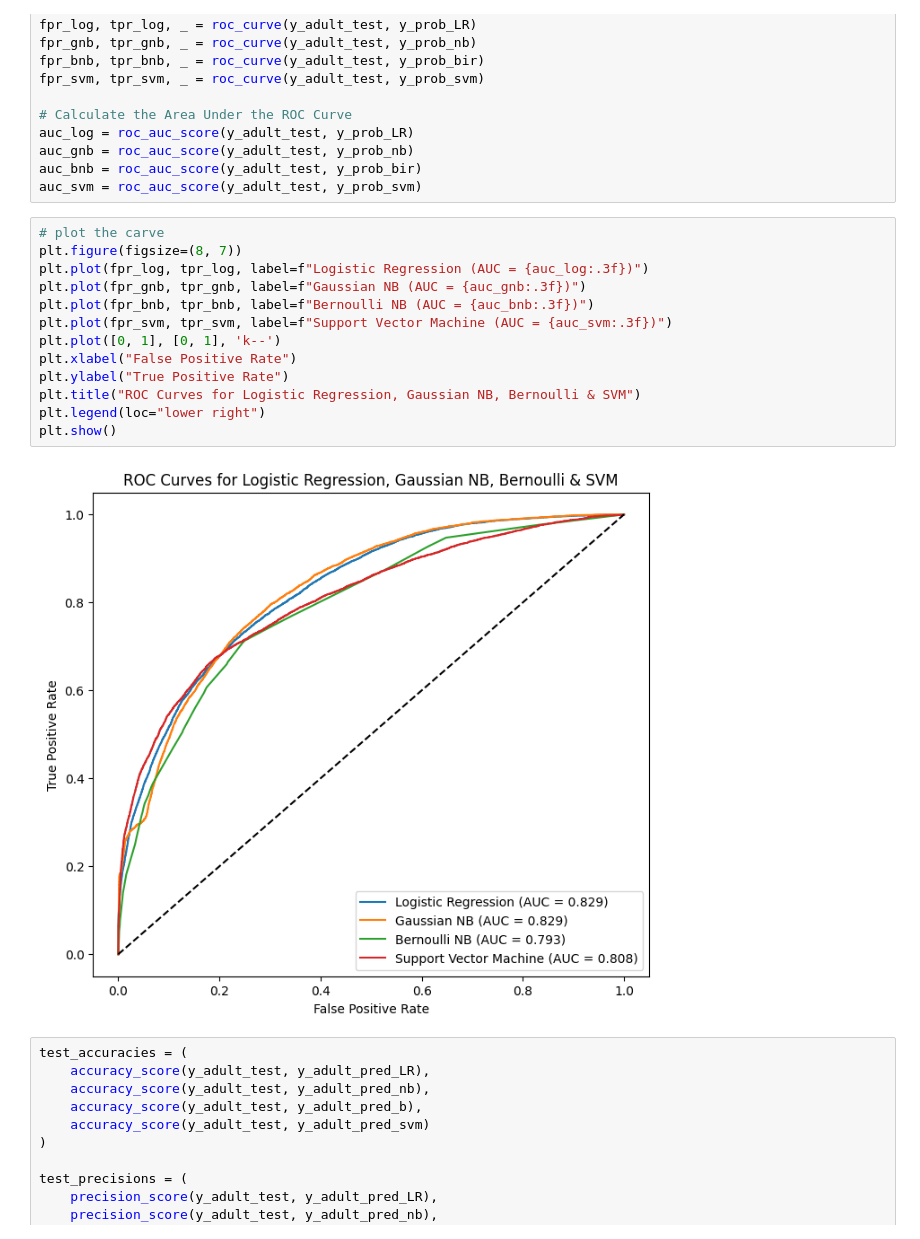
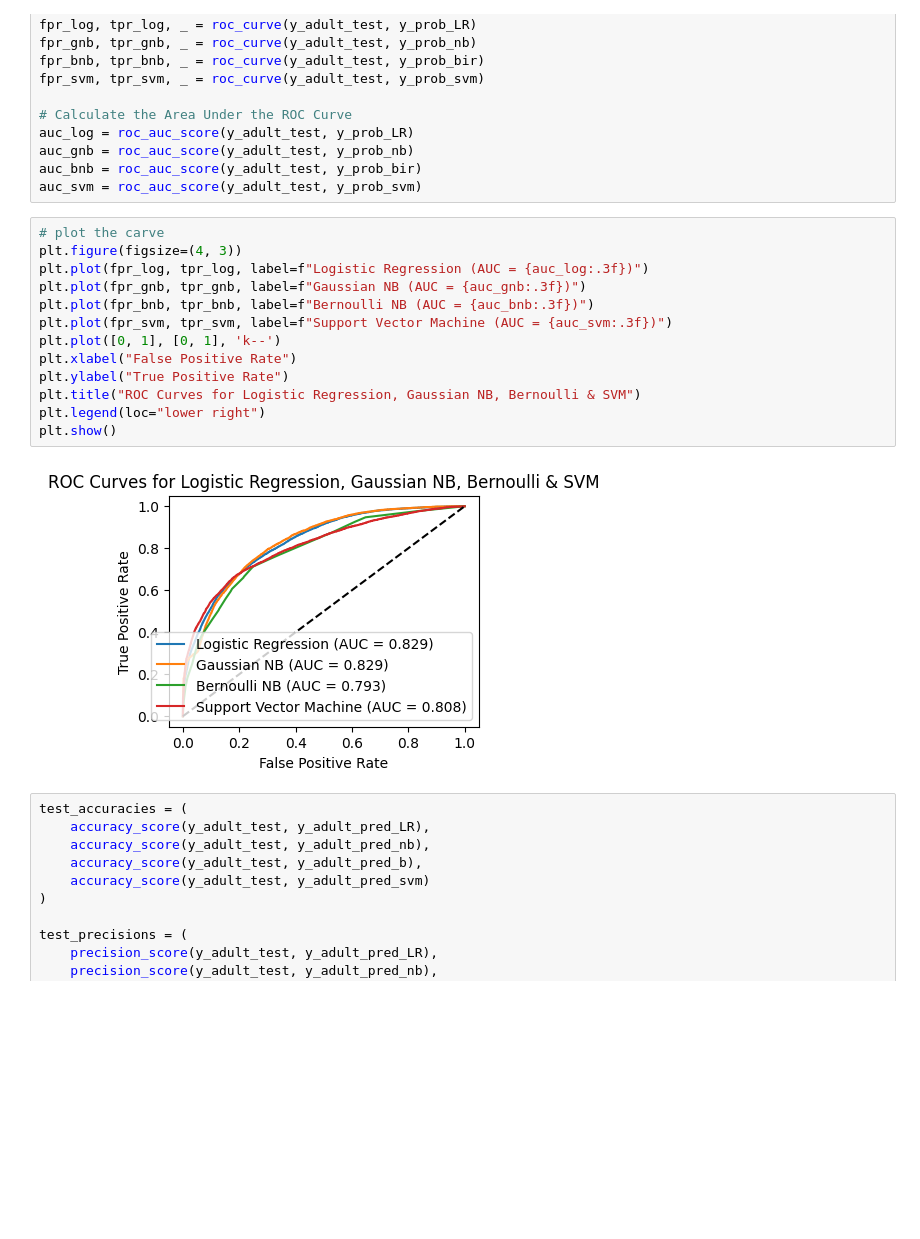
Before and after one commit to Do0oze/ML_CourseProject, a Jupyter notebook: Adult Income/Adult_Income_Supervise.ipynb, the cells around one changed output. Drawn from its saved outputs; the diff is of its cells as text; blank space fills up the shorter version.

```diff
--- a/Adult Income/Adult_Income_Supervise.ipynb
+++ b/Adult Income/Adult_Income_Supervise.ipynb
@@ -377,19 +352,19 @@ auc_bnb = roc_auc_score(y_adult_test, y_prob_bir)
 auc_svm = roc_auc_score(y_adult_test, y_prob_svm)
 # %%
 # plot the carve
-plt.figure(figsize=(8, 7))
+plt.figure(figsize=(4, 3))
 plt.plot(fpr_log, tpr_log, label=f"Logistic Regression (AUC = {auc_log:.3f})")
 plt.plot(fpr_gnb, tpr_gnb, label=f"Gaussian NB (AUC = {auc_gnb:.3f})")
 plt.plot(fpr_bnb, tpr_bnb, label=f"Bernoulli NB (AUC = {auc_bnb:.3f})")
 plt.plot(fpr_svm, tpr_svm, label=f"Support Vector Machine (AUC = {auc_svm:.3f})")
 plt.plot([0, 1], [0, 1], 'k--')
 plt.xlabel("False Positive Rate")
 plt.ylabel("True Positive Rate")
 plt.title("ROC Curves for Logistic Regression, Gaussian NB, Bernoulli & SVM")
 plt.legend(loc="lower right")
 plt.show()
 # %% [output]
-[figure, old version]
+[figure, new version]
 # %%
 test_accuracies = (
     accuracy_score(y_adult_test, y_adult_pred_LR),
```
Also changed, not shown: parts of 4 cells of this notebook.
